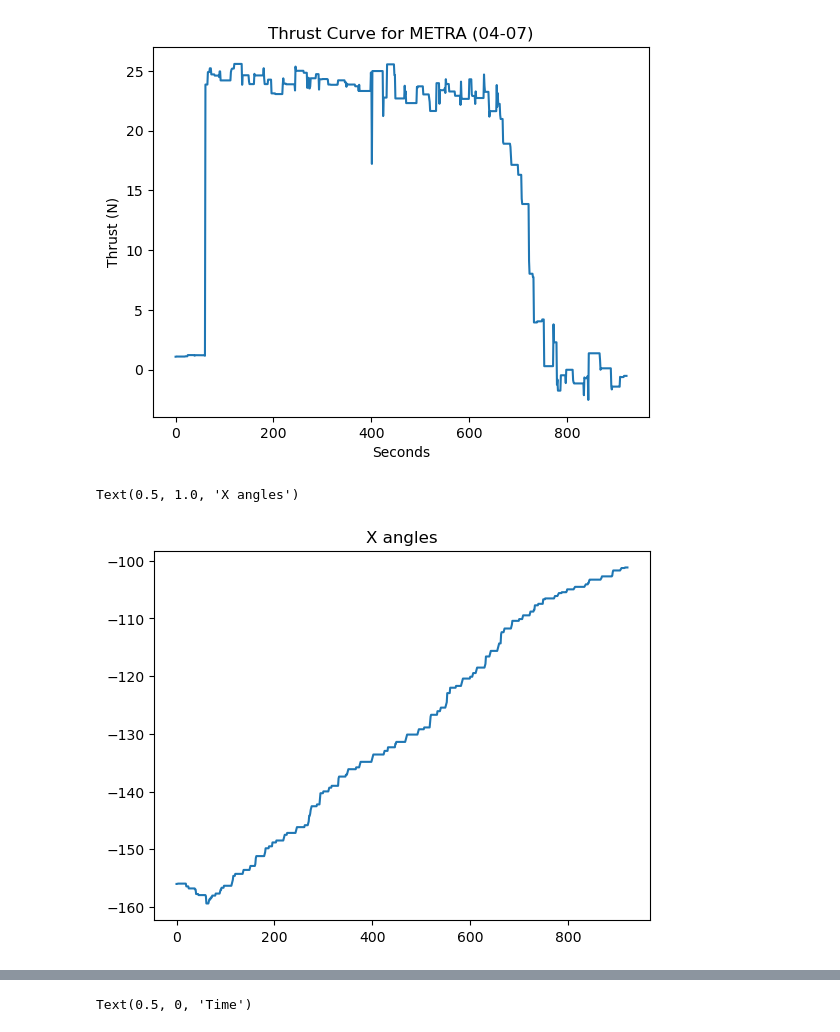
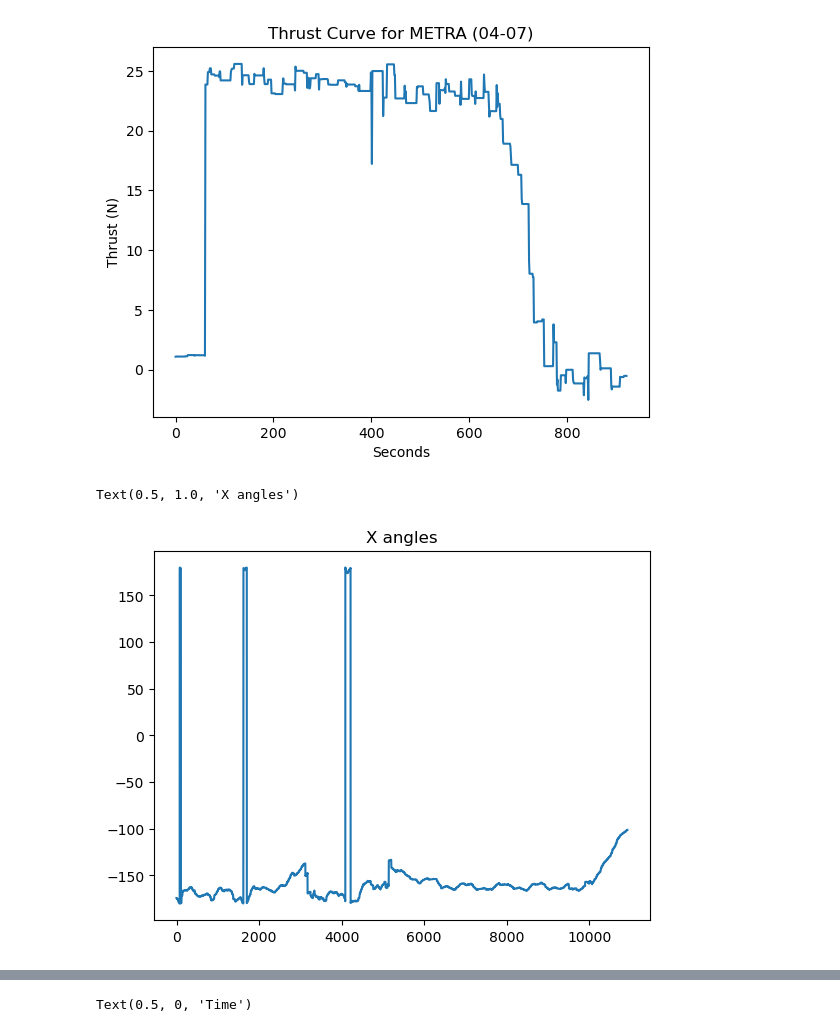
Before and after one commit to Rutgers-RPL/FlightDataAnalysis, a Jupyter notebook: gravityOffsetCalcs.ipynb, the cells around one changed output, grey strips where cells are left out. Saved outputs shown, nothing was run; the diff lists cells and outputs as text; code cells hidden in the pictures.

```diff
--- a/gravityOffsetCalcs.ipynb
+++ b/gravityOffsetCalcs.ipynb
@@ -59,9 +59,9 @@ Text(0.5, 1.0, 'Thrust Curve for METRA (04-07)')
 # %%
 rot_angles = np.array(rot_angles)
 rot_angles.shape
-plt.plot(rot_angles[t_start:t_end,0])
+plt.plot(rot_angles[t_start-10000:t_end,0])
 plt.title('X angles')
 # %% [output]
 Text(0.5, 1.0, 'X angles')
-[figure, old version]
+[figure, new version]
 # %%
```
Also changed, not shown: parts of 2 cells of this notebook.
